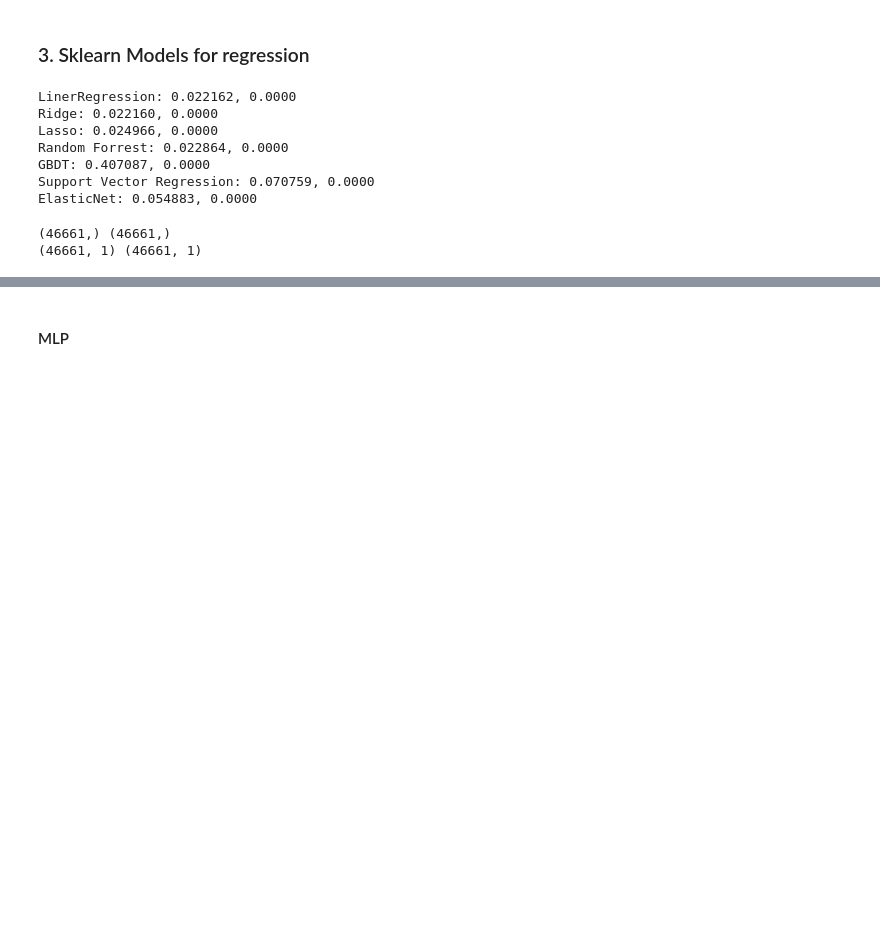
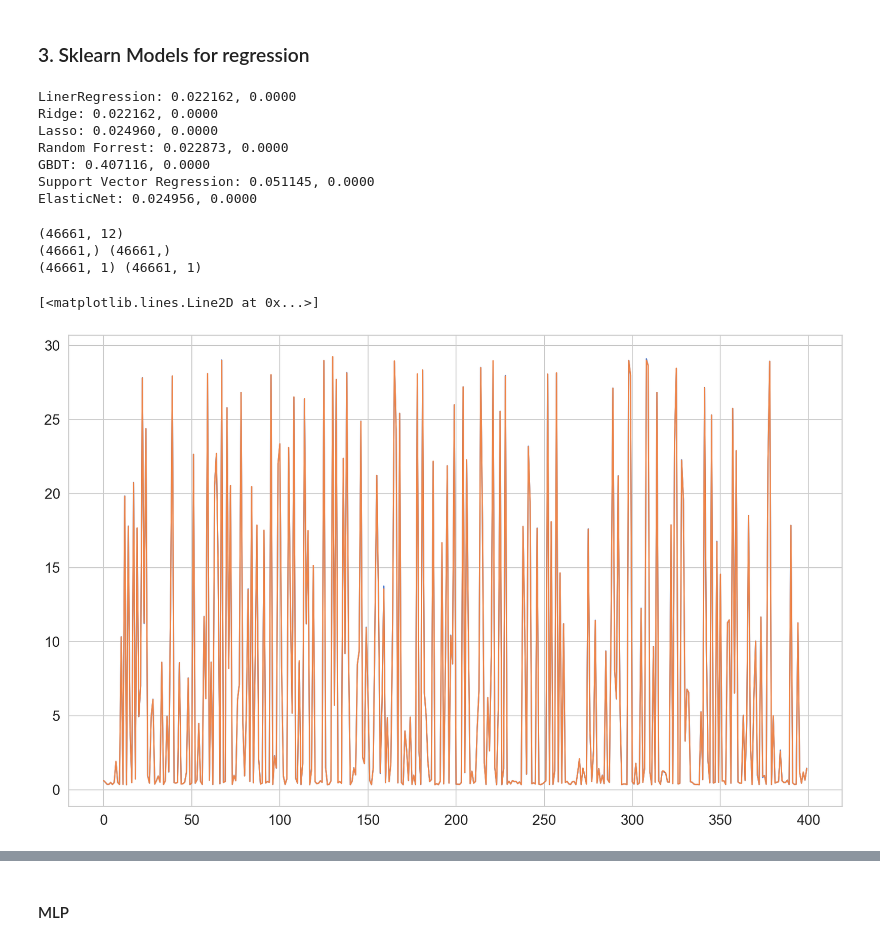
Before and after one commit to jeanmmlima/SmartTanks, a Jupyter notebook: SmartTanks.ipynb, the cells around one changed output, grey strips where cells are left out. Saved outputs shown, nothing was run; the diff lists cells and outputs as text; code cells hidden in the pictures; blank space fills up the shorter version.

```diff
--- a/SmartTanks.ipynb
+++ b/SmartTanks.ipynb
@@ -174,12 +174,17 @@ X = fTD.iloc[:,2:]
 y = tankdata.L2
 print("Data shape: ",X.shape, y.shape)
 
+#X_train = X[:46661]
+#X_test = X[46662:]
+#y_train = y[:46661]
+#y_test = y[46662:]
+
 #Segment the data.
 X_train, X_test, y_train, y_test = train_test_split(X, y, test_size=0.5, random_state=42)
 #Standardize the data set.
 ss = StandardScaler()
-X_train = ss.fit_transform(X_train)
-X_test = ss.transform(X_test)
+#X_train = ss.fit_transform(X_train)
+#X_test = ss.transform(X_test)
 
 
 print("Supervised phase traning and test: (X)", X_train.shape, X_test.shape)
@@ -234,18 +239,25 @@ for name,model in zip(names,models):
         print("{}: {:.6f}, {:.4f}".format(name,score.mean(),score.std()))
 # %% [output]
 LinerRegression: 0.022162, 0.0000
-Ridge: 0.022160, 0.0000
-Lasso: 0.024966, 0.0000
-Random Forrest: 0.022864, 0.0000
-GBDT: 0.407087, 0.0000
-Support Vector Regression: 0.070759, 0.0000
-ElasticNet: 0.054883, 0.0000
+Ridge: 0.022162, 0.0000
+Lasso: 0.024960, 0.0000
+Random Forrest: 0.022873, 0.0000
+GBDT: 0.407116, 0.0000
+Support Vector Regression: 0.051145, 0.0000
+ElasticNet: 0.024956, 0.0000
 # %%
-y_pred = models[4].predict(X_test)
+print(X_test.shape)
+y_pred = models[0].predict(X_test)
 print(y_pred.shape,y_test.shape)
 y_pred = y_pred.reshape(y_pred.shape[0],1)
 y_test = np.array(y_test).reshape(y_pred.shape[0],1)
 print(y_pred.shape,y_test.shape)
+
+plt.plot(y_pred[:400])
+plt.plot(y_test[:400])
 # %% [output]
+(46661, 12)
 (46661,) (46661,)
 (46661, 1) (46661, 1)
+[<matplotlib.lines.Line2D at 0x...>]
+[figure, added]
```
Also changed, not shown: parts of 4 cells of this notebook, 18 other files.
